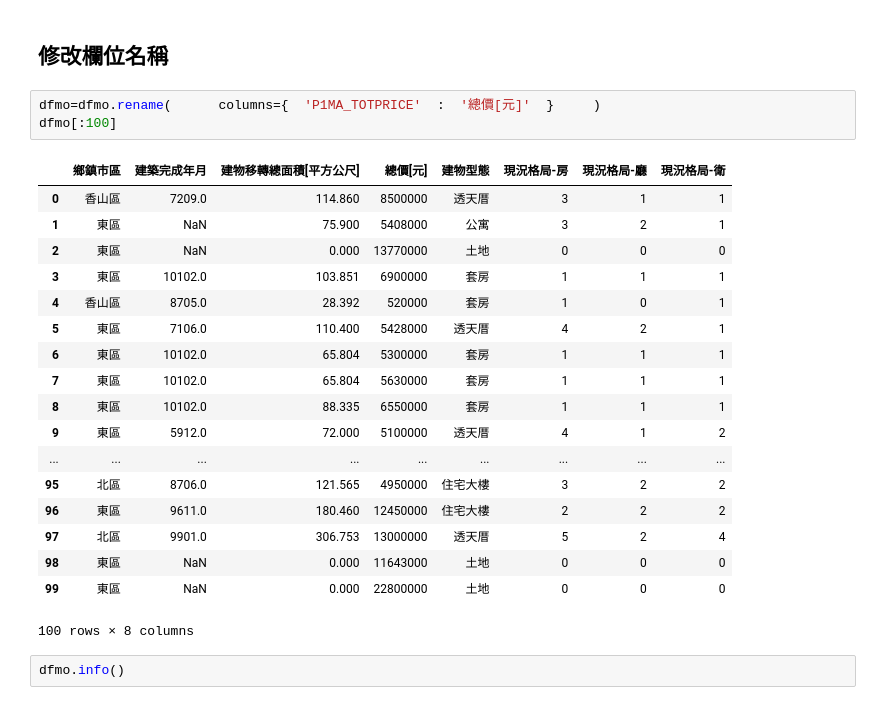
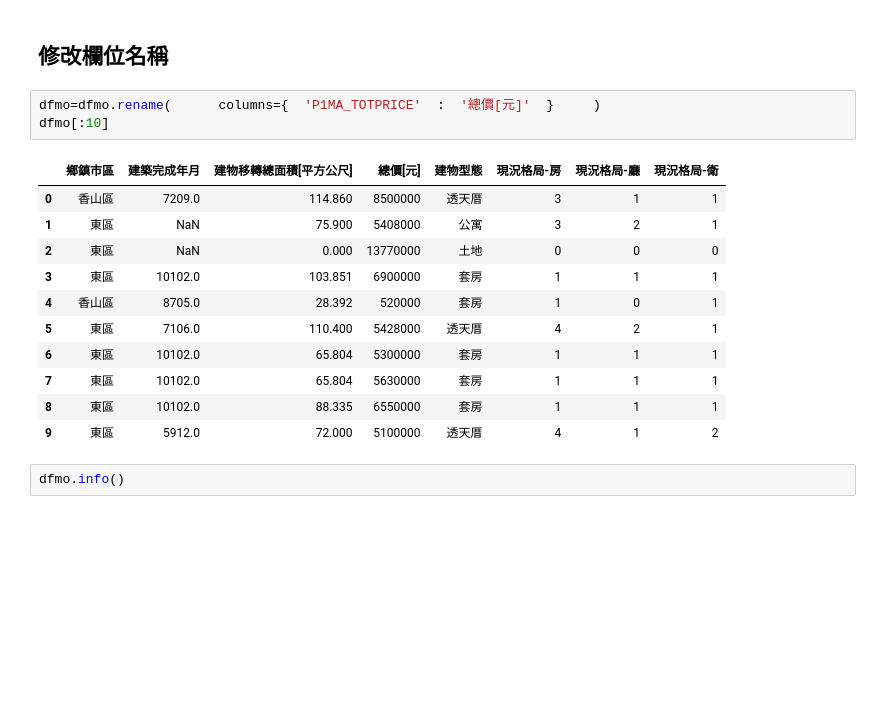
Before and after one commit to alabtsai/FGU-Class, a Jupyter notebook: Lecture_0613.ipynb, the cells around one changed output. Cells and saved outputs as stored; diff of their text form; blank space fills up the shorter version.

```diff
--- a/Lecture_0613.ipynb
+++ b/Lecture_0613.ipynb
@@ -478,26 +441,19 @@ memory usage: 2.7+ MB
 ## 修改欄位名稱
 # %%
 dfmo=dfmo.rename(      columns={  'P1MA_TOTPRICE'  :  '總價[元]'  }     )
-dfmo[:100]
+dfmo[:10]
 # %% [output]
 |  | 鄉鎮市區 | 建築完成年月 | 建物移轉總面積[平方公尺] | 總價[元] | 建物型態 | 現況格局-房 | 現況格局-廳 | 現況格局-衛 |
 | 0 | 香山區 | 7209.0 | 114.860 | 8500000 | 透天厝 | 3 | 1 | 1 |
 | 1 | 東區 | NaN | 75.900 | 5408000 | 公寓 | 3 | 2 | 1 |
 | 2 | 東區 | NaN | 0.000 | 13770000 | 土地 | 0 | 0 | 0 |
 | 3 | 東區 | 10102.0 | 103.851 | 6900000 | 套房 | 1 | 1 | 1 |
 | 4 | 香山區 | 8705.0 | 28.392 | 520000 | 套房 | 1 | 0 | 1 |
 | 5 | 東區 | 7106.0 | 110.400 | 5428000 | 透天厝 | 4 | 2 | 1 |
 | 6 | 東區 | 10102.0 | 65.804 | 5300000 | 套房 | 1 | 1 | 1 |
 | 7 | 東區 | 10102.0 | 65.804 | 5630000 | 套房 | 1 | 1 | 1 |
 | 8 | 東區 | 10102.0 | 88.335 | 6550000 | 套房 | 1 | 1 | 1 |
 | 9 | 東區 | 5912.0 | 72.000 | 5100000 | 透天厝 | 4 | 1 | 2 |
-| ... | ... | ... | ... | ... | ... | ... | ... | ... |
-| 95 | 北區 | 8706.0 | 121.565 | 4950000 | 住宅大樓 | 3 | 2 | 2 |
-| 96 | 東區 | 9611.0 | 180.460 | 12450000 | 住宅大樓 | 2 | 2 | 2 |
-| 97 | 北區 | 9901.0 | 306.753 | 13000000 | 透天厝 | 5 | 2 | 4 |
-| 98 | 東區 | NaN | 0.000 | 11643000 | 土地 | 0 | 0 | 0 |
-| 99 | 東區 | NaN | 0.000 | 22800000 | 土地 | 0 | 0 | 0 |
-100 rows × 8 columns
 # %%
 dfmo.info()
 # %% [output]
```
Also changed, not shown: parts of 34 cells of this notebook.
